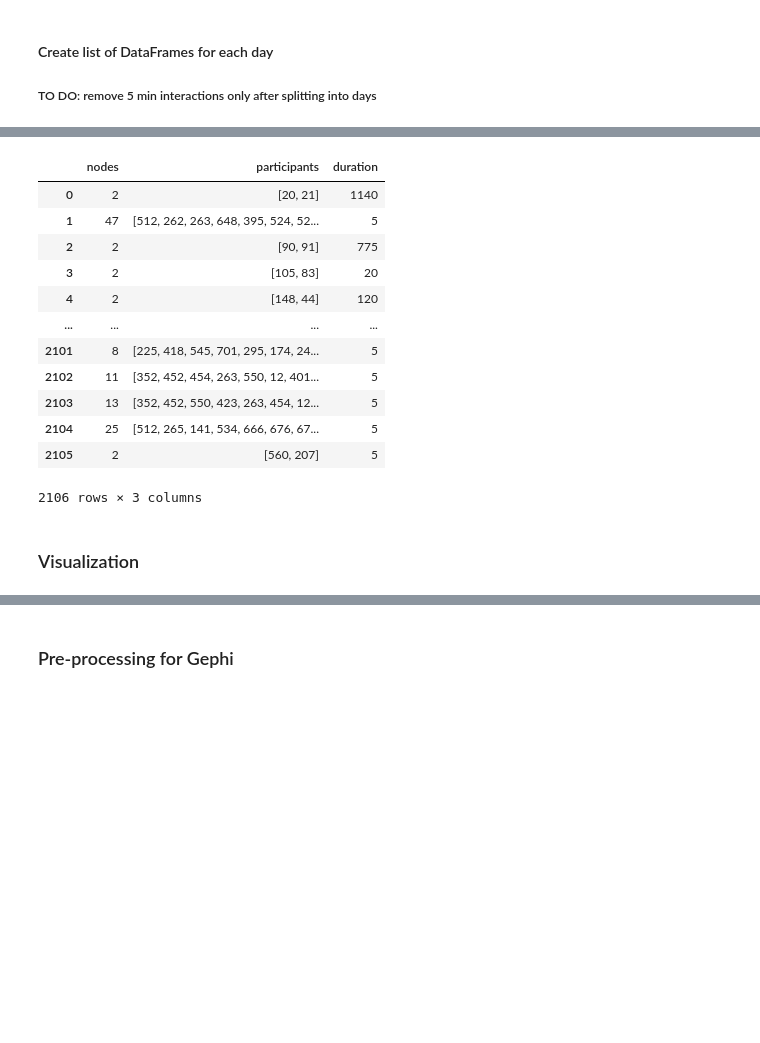
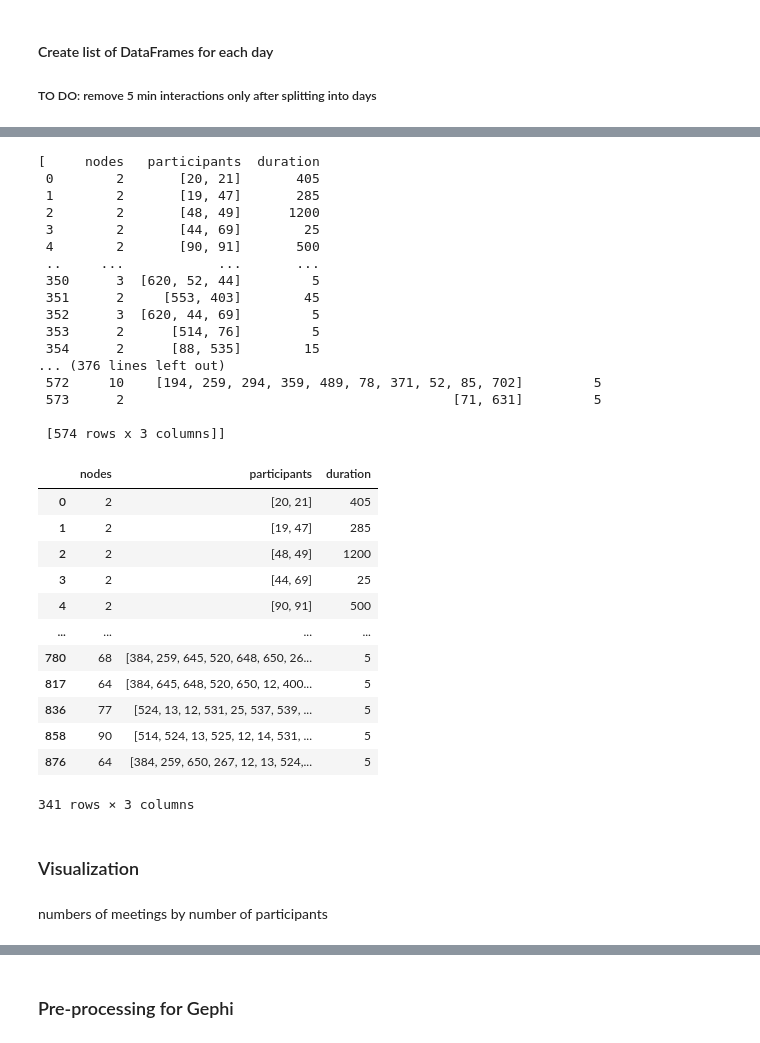
Before and after one commit to ScanLab-ossi/covid-simulation, a Jupyter notebook: notebooks/EDA on Copenhagen.ipynb, the cells around one changed output, grey strips where cells are left out. Saved outputs shown, nothing was run; the diff lists cells and outputs as text; code cells hidden in the pictures; blank space fills up the shorter version.

```diff
--- a/notebooks/EDA on Copenhagen.ipynb
+++ b/notebooks/EDA on Copenhagen.ipynb
@@ -122,19 +122,43 @@ Wall time: 1min 37s
 # %%
-all_days[12]
+all_days
 # %% [output]
-|  | nodes | participants | duration |
-| 0 | 2 | [20, 21] | 1140 |
-| 1 | 47 | [512, 262, 263, 648, 395, 524, 52... | 5 |
-| 2 | 2 | [90, 91] | 775 |
-| 3 | 2 | [105, 83] | 20 |
-| 4 | 2 | [148, 44] | 120 |
-| ... | ... | ... | ... |
-| 2101 | 8 | [225, 418, 545, 701, 295, 174, 24... | 5 |
-| 2102 | 11 | [352, 452, 454, 263, 550, 12, 401... | 5 |
-| 2103 | 13 | [352, 452, 550, 423, 263, 454, 12... | 5 |
-| 2104 | 25 | [512, 265, 141, 534, 666, 676, 67... | 5 |
-| 2105 | 2 | [560, 207] | 5 |
-2106 rows × 3 columns
+[     nodes   participants  duration
+ 0        2       [20, 21]       405
+ 1        2       [19, 47]       285
+ 2        2       [48, 49]      1200
+ 3        2       [44, 69]        25
+ 4        2       [90, 91]       500
+ ..     ...            ...       ...
+ 350      3  [620, 52, 44]         5
+ 351      2     [553, 403]        45
+ 352      3  [620, 44, 69]         5
+ 353      2      [514, 76]         5
+ 354      2      [88, 535]        15
+... (376 lines left out)
+ 572     10    [194, 259, 294, 359, 489, 78, 371, 52, 85, 702]         5
+ 573      2                                          [71, 631]         5
+
+ [574 rows x 3 columns]]
+# %%
+agg_df = pd.concat(all_days)
+# %%
+agg_df.groupby('nodes').head()
+# %% [output]
+|  | nodes | participants | duration |
+| 0 | 2 | [20, 21] | 405 |
+| 1 | 2 | [19, 47] | 285 |
+| 2 | 2 | [48, 49] | 1200 |
+| 3 | 2 | [44, 69] | 25 |
+| 4 | 2 | [90, 91] | 500 |
+| ... | ... | ... | ... |
+| 780 | 68 | [384, 259, 645, 520, 648, 650, 26... | 5 |
+| 817 | 64 | [384, 645, 648, 520, 650, 12, 400... | 5 |
+| 836 | 77 | [524, 13, 12, 531, 25, 537, 539, ... | 5 |
+| 858 | 90 | [514, 524, 13, 525, 12, 14, 531, ... | 5 |
+| 876 | 64 | [384, 259, 650, 267, 12, 13, 524,... | 5 |
+341 rows × 3 columns
 # %% [markdown]
 ### Visualization
+# %% [markdown]
+numbers of meetings by number of participants
 # %%
```
Also changed, not shown: parts of 10 cells of this notebook.
